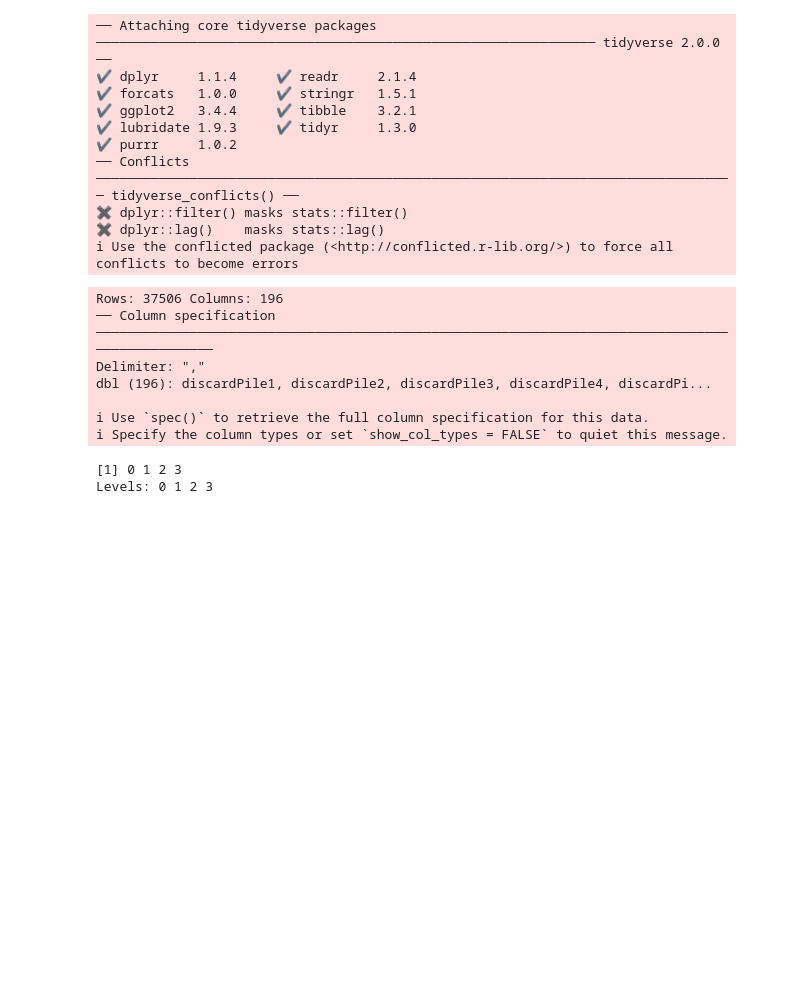
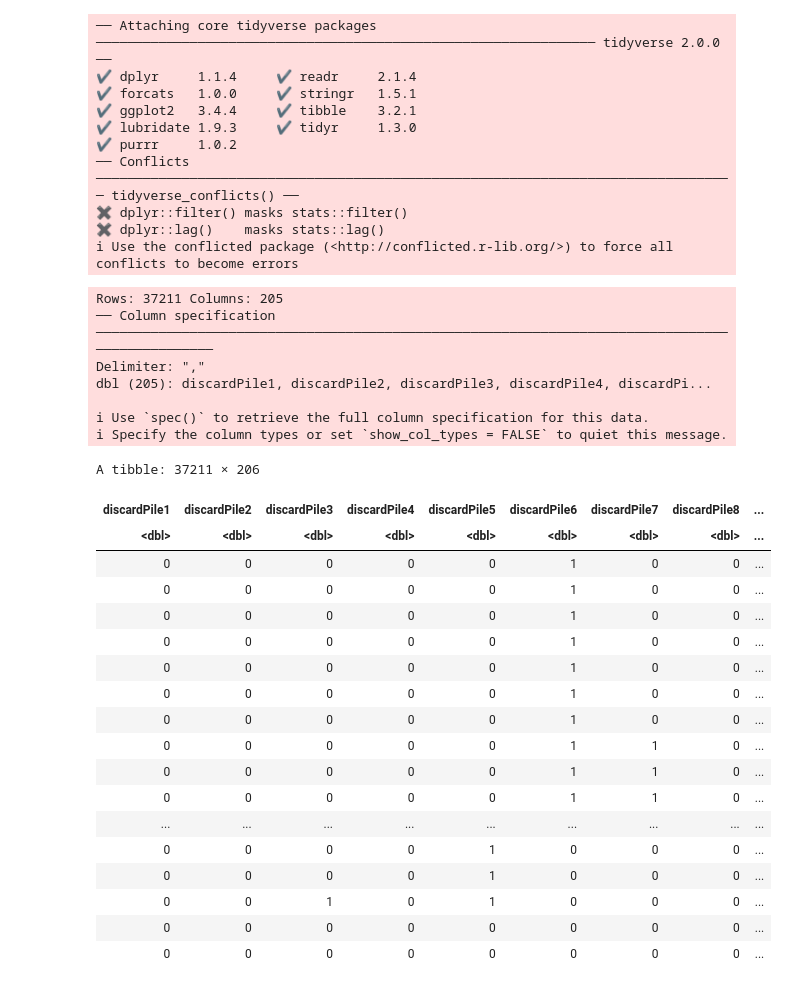
Before and after one commit to Pulsar25/CanastaRL, a Jupyter notebook: Testing Analysis.ipynb, the cells around one changed output. Cells and saved outputs as stored; diff of their text form; code cells hidden in the pictures; blank space fills up the shorter version.

```diff
--- a/Testing Analysis.ipynb
+++ b/Testing Analysis.ipynb
@@ -13,25 +13,42 @@ library(ggplot2)
 ✖ dplyr::lag()    masks stats::lag()
 ℹ Use the conflicted package (<http://conflicted.r-lib.org/>) to force all conflicts to become errors
 # %%
-testing_data <- read_csv("testoutput37.csv") %>% mutate(turn = as.factor(turn))
+testing_data <- read_csv("testoutput42.csv") %>% mutate(turn = as.factor(turn))
 #testing_data %>% colnames()
 #testing_data <- testing_data %>% mutate_all(~ ifelse(. == -Inf, NaN, .))
 # %% [output]
-Rows: 37506 Columns: 196
+Rows: 37211 Columns: 205
 ── Column specification ────────────────────────────────────────────────────────────────────────────────────────────────
 Delimiter: ","
-dbl (196): discardPile1, discardPile2, discardPile3, discardPile4, discardPi...
+dbl (205): discardPile1, discardPile2, discardPile3, discardPile4, discardPi...
 
 ℹ Use `spec()` to retrieve the full column specification for this data.
 ℹ Specify the column types or set `show_col_types = FALSE` to quiet this message.
 # %%
 moves <- c('4', '5', '6', '7', '8', '9', '10', '11', '12', '13', '14', 'd1', 'd2', 'd3', 'd4', 'd5', 'd6', 'd7', 'd8', 'd9', 'd10', 'd11', 'd12', 'd13', 'd14', 'pickupPileJ', 'pickupPile2', 'pickup', 'wildJ4', 'wildJ5', 'wildJ6', 'wildJ7', 'wildJ8', 'wildJ9', 'wildJ10', 'wildJ11', 'wildJ12', 'wildJ13', 'wildJ14', 'wild24', 'wild25', 'wild26', 'wild27', 'wild28', 'wild29', 'wild210', 'wild211', 'wild212', 'wild213', 'wild214', 'goOut')
 testing_data <- testing_data %>% mutate(move_name = moves[move+1])
 testing_data$move_name <- factor(testing_data$move_name, levels = moves)
-testing_data$turn %>% unique()
+testing_data
 # %% [output]
-[1] 0 1 2 3
-Levels: 0 1 2 3
+A tibble: 37211 × 206
+| discardPile1 | discardPile2 | discardPile3 | discardPile4 | discardPile5 | discardPile6 | discardPile7 | discardPile8 | ... |
+| <dbl> | <dbl> | <dbl> | <dbl> | <dbl> | <dbl> | <dbl> | <dbl> | ... |
+| 0 | 0 | 0 | 0 | 0 | 1 | 0 | 0 | ... |
+| 0 | 0 | 0 | 0 | 0 | 1 | 0 | 0 | ... |
+| 0 | 0 | 0 | 0 | 0 | 1 | 0 | 0 | ... |
+| 0 | 0 | 0 | 0 | 0 | 1 | 0 | 0 | ... |
+| 0 | 0 | 0 | 0 | 0 | 1 | 0 | 0 | ... |
+| 0 | 0 | 0 | 0 | 0 | 1 | 0 | 0 | ... |
+| 0 | 0 | 0 | 0 | 0 | 1 | 0 | 0 | ... |
+| 0 | 0 | 0 | 0 | 0 | 1 | 1 | 0 | ... |
+| 0 | 0 | 0 | 0 | 0 | 1 | 1 | 0 | ... |
+| 0 | 0 | 0 | 0 | 0 | 1 | 1 | 0 | ... |
+| ... | ... | ... | ... | ... | ... | ... | ... | ... |
+| 0 | 0 | 0 | 0 | 1 | 0 | 0 | 0 | ... |
+| 0 | 0 | 0 | 0 | 1 | 0 | 0 | 0 | ... |
+| 0 | 0 | 1 | 0 | 1 | 0 | 0 | 0 | ... |
+| 0 | 0 | 0 | 0 | 0 | 0 | 0 | 0 | ... |
+| 0 | 0 | 0 | 0 | 0 | 0 | 0 | 0 | ... |
 # %%
 options(repr.plot.width = 10)
 ggplot(data=testing_data %>% filter(move_name != "pickup", move_name != "d3"), aes(x = move_name, fill = turn)) + geom_bar() + theme(axis.text.x = element_text(angle = 45, hjust = 1,size = 8))
```
Also changed, not shown: parts of 3 cells of this notebook, 5 other files.
